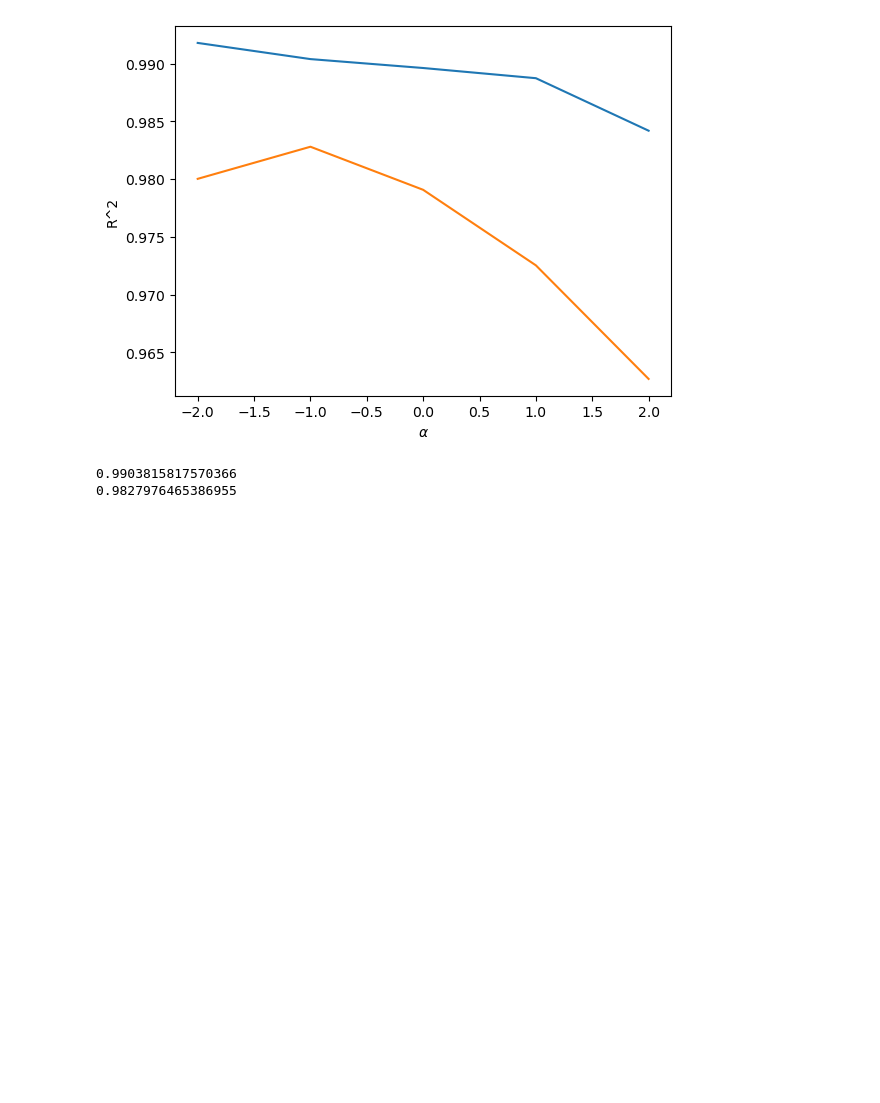
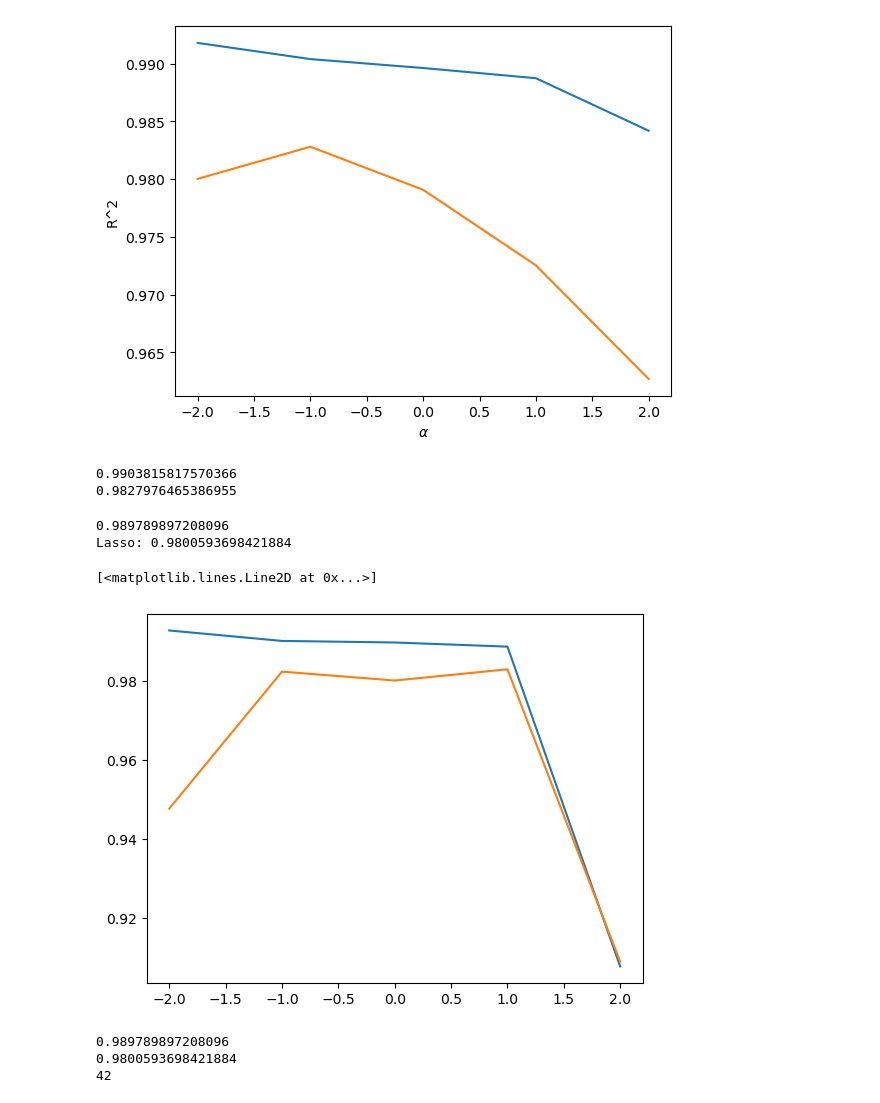
Before and after one commit to Hyun2l/ML_Competition, a Jupyter notebook: Algorithm/feature_eng.ipynb, the cells around one changed output. Saved outputs shown, nothing was run; the diff lists cells and outputs as text; code cells hidden in the pictures; blank space fills up the shorter version.

Commit message:
Lasso

```diff
--- a/Algorithm/feature_eng.ipynb
+++ b/Algorithm/feature_eng.ipynb
@@ -128,3 +128,42 @@ print(ridge.score(scaled_y,y_test))
 # %%
 # Lasso
 from sklearn.linear_model import Lasso
+
+lasso = Lasso()
+
+lasso.fit(scaled_X,y_train)
+print(lasso.score(scaled_X,y_train))
+print("Lasso:", lasso.score(scaled_y,y_test))
+# %% [output]
+0.989789897208096
+Lasso: 0.9800593698421884
+# %%
+# FIND Best parameter for Lasso
+train_score = []
+test_score = []
+
+alpha_list = [0.01, 0.01, 0.1,1,10, 100]
+
+for i in alpha_list:
+    lasso = Lasso(alpha=i,max_iter=1000000)
+    lasso.fit(scaled_X,y_train)
+
+    train_score.append(lasso.score(scaled_X,y_train))
+    test_score.append(lasso.score(scaled_y,y_test))
+# %%
+plt.plot(np.log10(alpha_list), train_score)
+plt.plot(np.log10(alpha_list), test_score)
+# %% [output]
+[<matplotlib.lines.Line2D at 0x...>]
+[figure, added]
+# %%
+lasso = Lasso(alpha=1)
+lasso.fit(scaled_X,y_train)
+print(lasso.score(scaled_X,y_train))
+print(lasso.score(scaled_y,y_test))
+
+print(np.sum(lasso.coef_ == 0))
+# %% [output]
+0.989789897208096
+0.9800593698421884
+42
```
Also changed, not shown: parts of 1 cell of this notebook.
